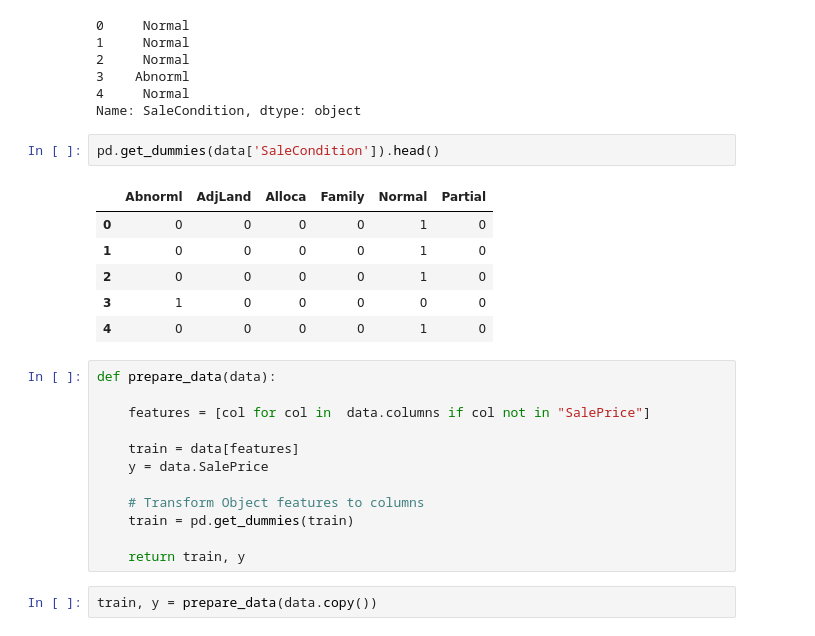
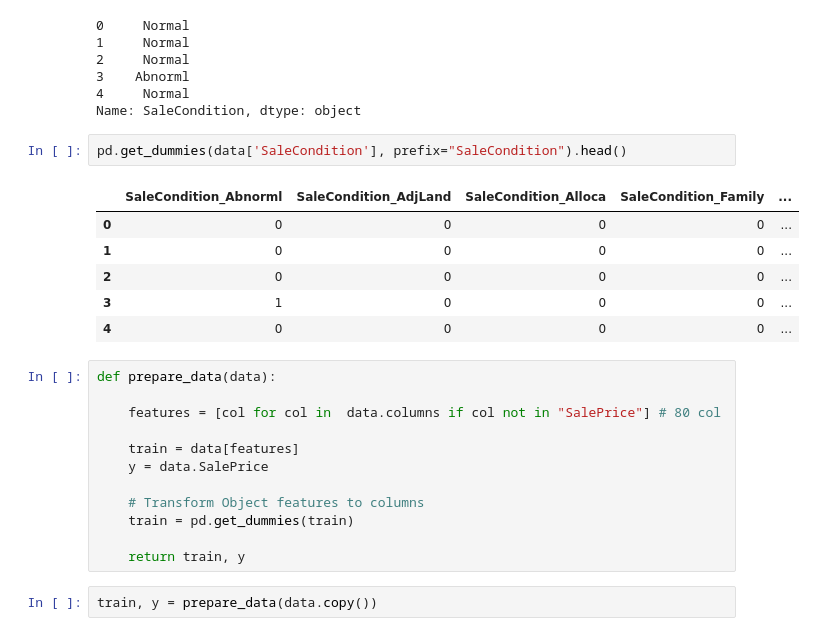
Before and after one commit to IceJoke/presentation, a Jupyter notebook: EPSI/I5/Projet Big Data/EP3/Regression.ipynb, the cells around one changed output. Cells and saved outputs as stored; diff of their text form.

```diff
--- a/EPSI/I5/Projet Big Data/EP3/Regression.ipynb
+++ b/EPSI/I5/Projet Big Data/EP3/Regression.ipynb
@@ -94,18 +105,18 @@ data['SaleCondition'].head()
 4     Normal
 Name: SaleCondition, dtype: object
 # %%
-pd.get_dummies(data['SaleCondition']).head()
+pd.get_dummies(data['SaleCondition'], prefix="SaleCondition").head()
 # %% [output]
-|  | Abnorml | AdjLand | Alloca | Family | Normal | Partial |
-| 0 | 0 | 0 | 0 | 0 | 1 | 0 |
-| 1 | 0 | 0 | 0 | 0 | 1 | 0 |
-| 2 | 0 | 0 | 0 | 0 | 1 | 0 |
-| 3 | 1 | 0 | 0 | 0 | 0 | 0 |
-| 4 | 0 | 0 | 0 | 0 | 1 | 0 |
+|  | SaleCondition_Abnorml | SaleCondition_AdjLand | SaleCondition_Alloca | SaleCondition_Family | ... |
+| 0 | 0 | 0 | 0 | 0 | ... |
+| 1 | 0 | 0 | 0 | 0 | ... |
+| 2 | 0 | 0 | 0 | 0 | ... |
+| 3 | 1 | 0 | 0 | 0 | ... |
+| 4 | 0 | 0 | 0 | 0 | ... |
 # %%
 def prepare_data(data):
 
-    features = [col for col in  data.columns if col not in "SalePrice"]
+    features = [col for col in  data.columns if col not in "SalePrice"] # 80 col
 
     train = data[features]
     y = data.SalePrice
```
Also changed, not shown: parts of 167 cells of this notebook.
